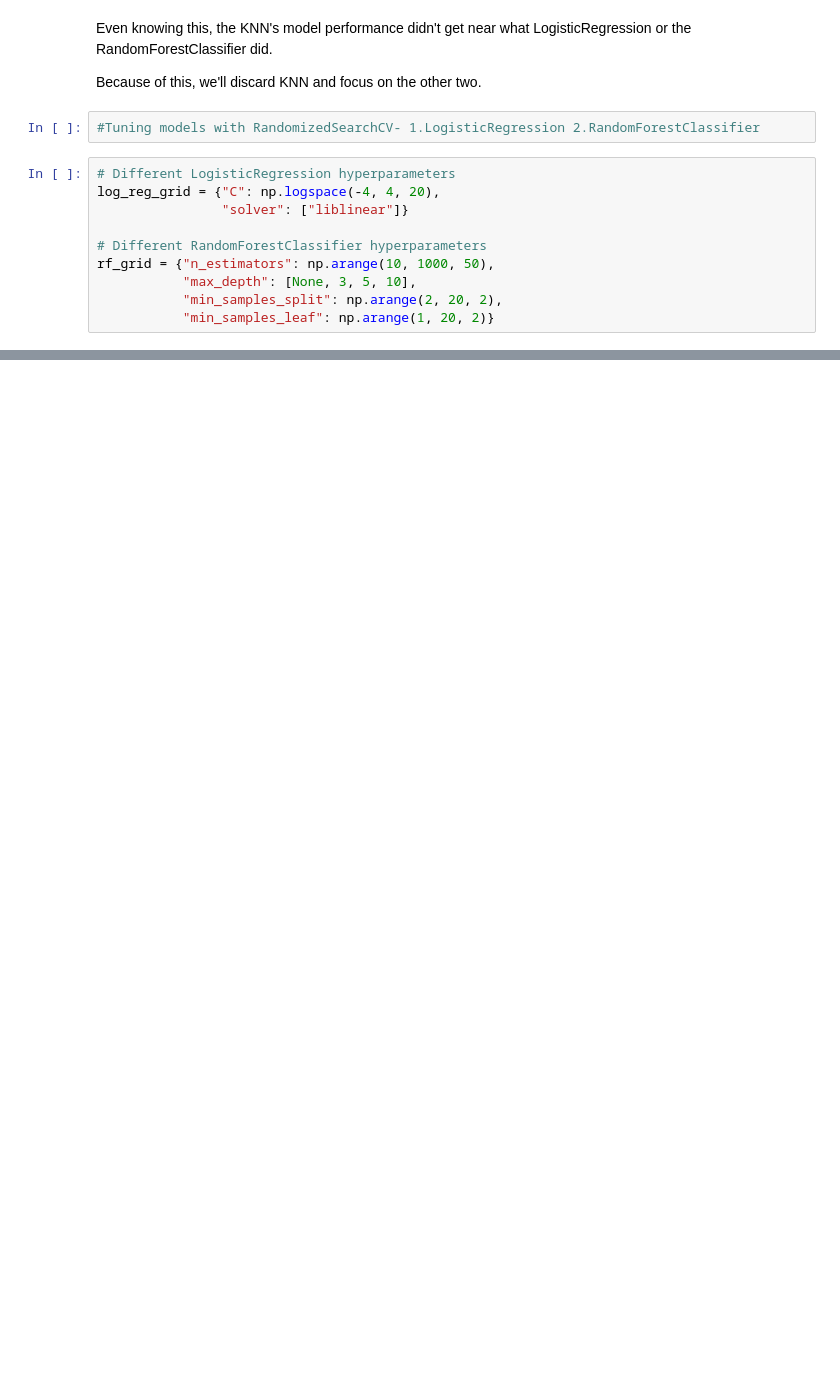
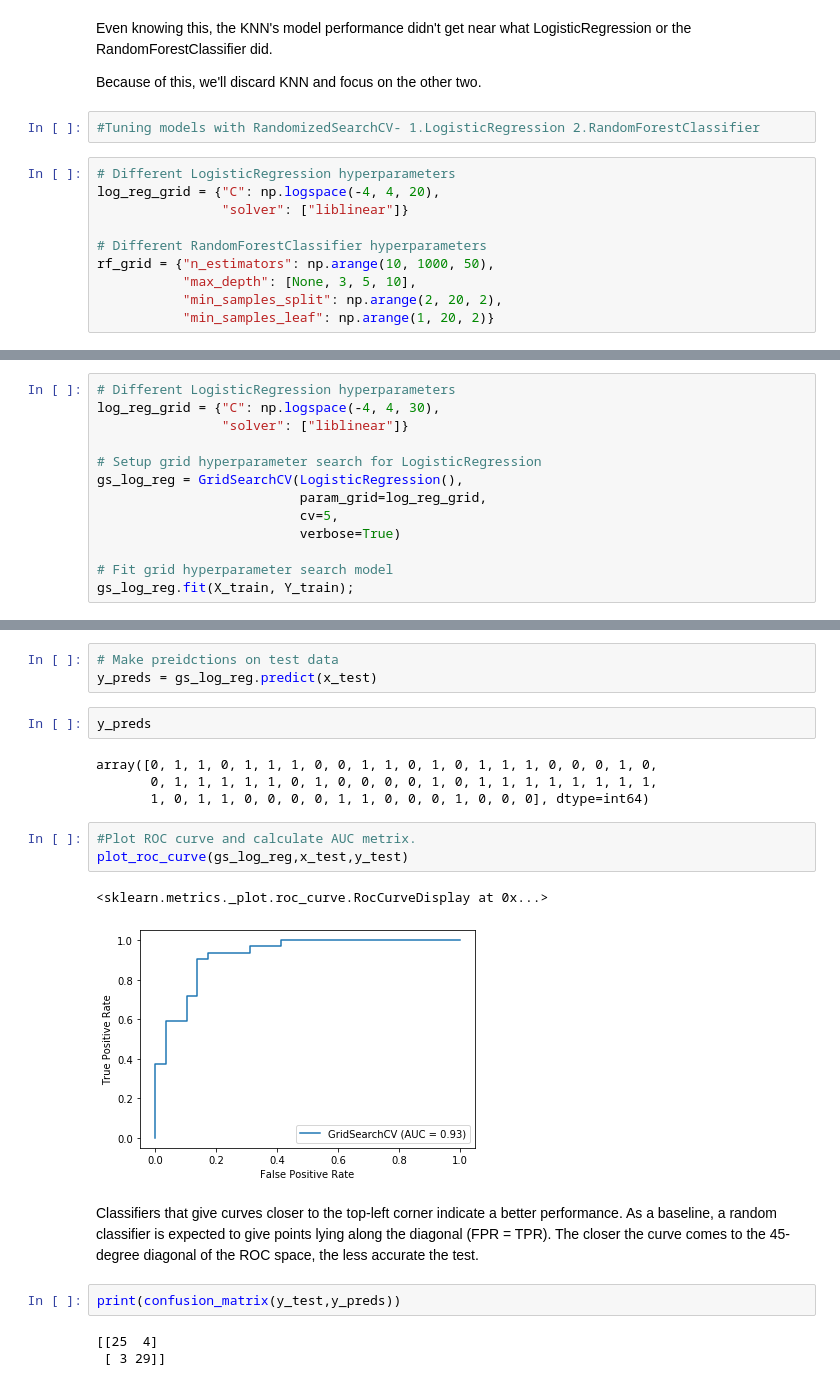
Before and after one commit to vanshita2123/Heart-disease-prediction, a Jupyter notebook: Heart disease prediction.ipynb, the cells around one changed output, grey strips where cells are left out. Saved outputs shown, nothing was run; the diff lists cells and outputs as text; blank space fills up the shorter version.

```diff
--- a/Heart disease prediction.ipynb
+++ b/Heart disease prediction.ipynb
@@ -541,0 +544,13 @@ rs_rf.score(x_test,y_test)
+# %%
+# Different LogisticRegression hyperparameters
+log_reg_grid = {"C": np.logspace(-4, 4, 30),
+                "solver": ["liblinear"]}
+
+# Setup grid hyperparameter search for LogisticRegression
+gs_log_reg = GridSearchCV(LogisticRegression(),
+                          param_grid=log_reg_grid,
+                          cv=5,
+                          verbose=True)
+
+# Fit grid hyperparameter search model
+gs_log_reg.fit(X_train, Y_train);
@@ -541,0 +580,22 @@ rs_rf.score(x_test,y_test)
+# %%
+# Make preidctions on test data
+y_preds = gs_log_reg.predict(x_test)
+# %%
+y_preds
+# %% [output]
+array([0, 1, 1, 0, 1, 1, 1, 0, 0, 1, 1, 0, 1, 0, 1, 1, 1, 0, 0, 0, 1, 0,
+       0, 1, 1, 1, 1, 1, 0, 1, 0, 0, 0, 0, 1, 0, 1, 1, 1, 1, 1, 1, 1, 1,
+       1, 0, 1, 1, 0, 0, 0, 0, 1, 1, 0, 0, 0, 1, 0, 0, 0], dtype=int64)
+# %%
+#Plot ROC curve and calculate AUC metrix.
+plot_roc_curve(gs_log_reg,x_test,y_test)
+# %% [output]
+<sklearn.metrics._plot.roc_curve.RocCurveDisplay at 0x...>
+[figure, added]
+# %% [markdown]
+Classifiers that give curves closer to the top-left corner indicate a better performance. As a baseline, a random classifier is expected to give points lying along the diagonal (FPR = TPR). The closer the curve comes to the 45-degree diagonal of the ROC space, the less accurate the test.
+# %%
+print(confusion_matrix(y_test,y_preds))
+# %% [output]
+[[25  4]
+ [ 3 29]]
```
Also changed, not shown: parts of 29 cells of this notebook.
